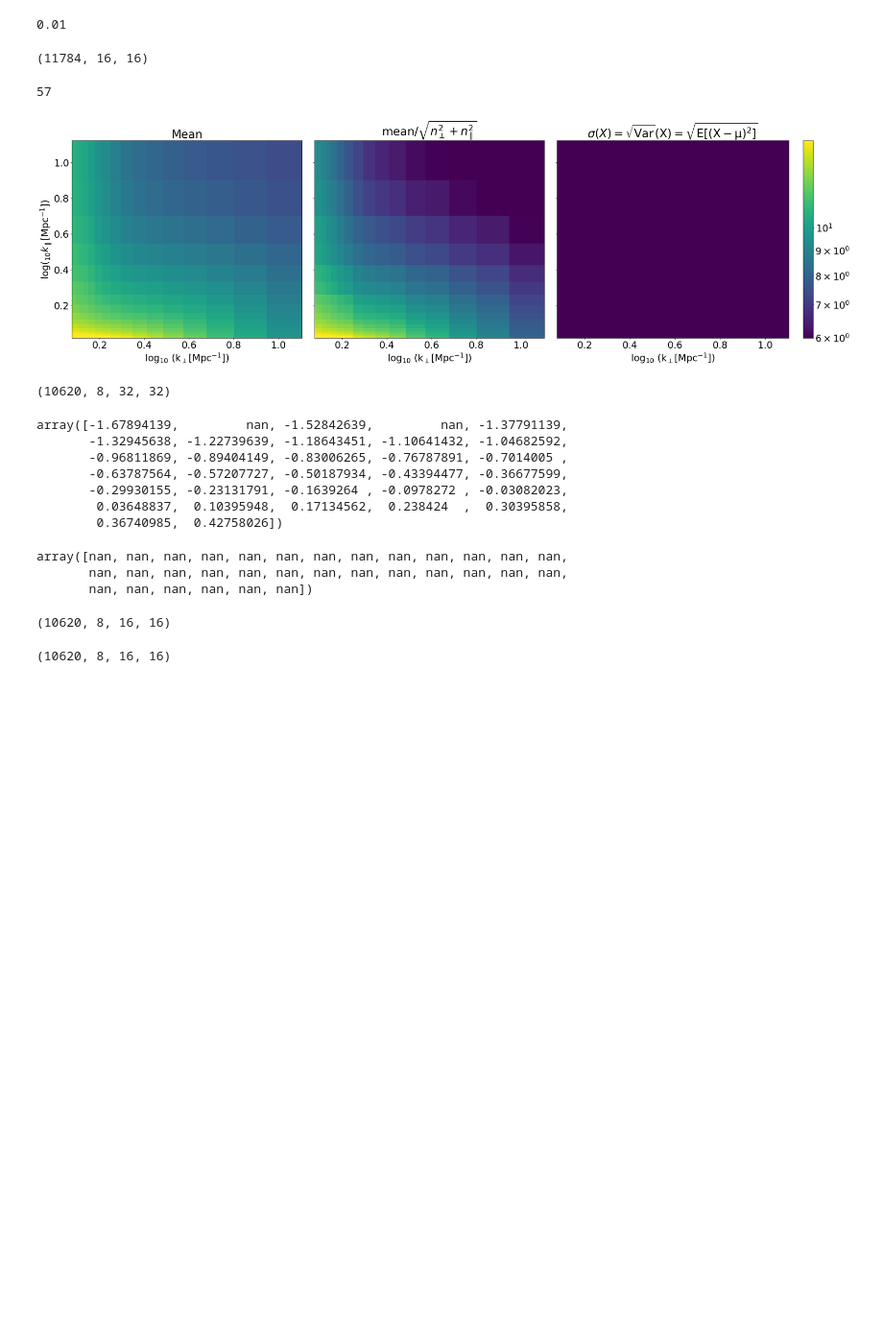
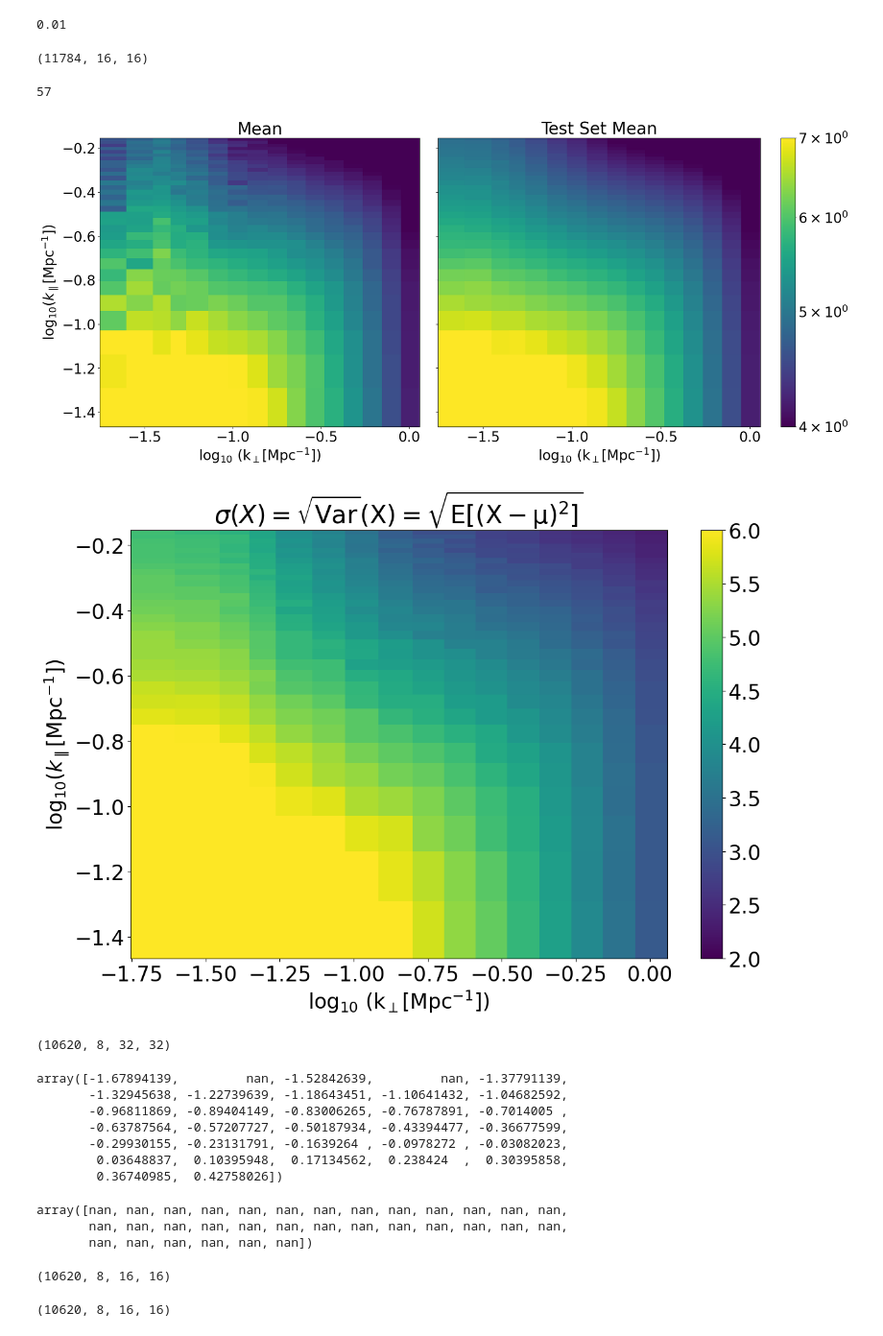
Before and after one commit to DanielaBreitman/21cmPSDenoiser, a Jupyter notebook: CV_PS_database.ipynb, the cells around one changed output. Shown at 96% size. Drawn from its saved outputs; the diff is of its cells as text; code cells hidden in the pictures; blank space fills up the shorter version.

```diff
--- a/CV_PS_database.ipynb
+++ b/CV_PS_database.ipynb
@@ -27,10 +27,10 @@ new_db_path = '/projects/cosmo_database/dbreitman/CV_PS/Full_May2023_DB/'
 full_ks = np.load(new_db_path + '0/PS_kz_low_res.npz')
 kperp = full_ks['kperp']
 kpar = full_ks['kpar']
+new_kpar = kpar[1:33]
+kpar_idx = np.arange(1,33)
 zs = full_ks['redshifts']
 k = full_ks['k']
-new_kpar = np.logspace(np.log10(kpar[3]),np.log10(kpar[-1]), 16)
-#new_kperp = kperp#np.logspace(np.log10(kperp[0]),np.log10(kperp[-1]), 16)
 wanted_zs = [6.5, 7., 7.5, 8., 8.5, 9., 9.5, 10., 10.5, 11., 12., 13., 14., 15., 18., 20.]
 # %%
 z_idx = []
@@ -254,28 +246,18 @@ for theta in range(50):
     db_theta = f['PS_2D']
     db_theta1 = f['PS_1D'][:,z_idx,:]
 
-    new_db = np.zeros((db_theta.shape[0], len(new_zs), len(new_kpar), len(kperp)))
-    new_db2 = np.zeros((db_theta.shape[0], len(new_zs), len(new_kpar), len(kperp)))
-    for i in range(db_theta.shape[0]):
-        for j in range(len(new_zs)):
-            func = RegularGridInterpolator((kperp, kpar), db_theta[i,z_idx[j],:])
-            xx,yy = np.meshgrid(kperp, new_kpar)
-            interped = func((xx,yy))
-            m = interped < floor
-            interped[m] = floor
-            new_db2[i,j,...] = interped
-            new_db[i,j,...] = np.log(interped)
-            #if np.sum(new_db[i,j,...] < 0) > 0:
-            #    print(i,j)
-            #    print(np.min(new_db[i,j,...]), np.min(db_theta[i,z_idx[j]]))
-            #    print(np.max(new_db[i,j,...]), np.max(db_theta[i,z_idx[j]]))
 
-    std_db, std_mean = get_std(new_db)
-    m2 = std_db < floor
-    std_db[m2] = floor
+    new_db = db_theta[:,z_idx,...][...,kpar_idx]
+    m = new_db < floor
+    new_db[m] = floor
+    new_db2 = new_db.copy()
+    new_db = np.log(new_db)
+
+    #std_db, std_mean = get_std(new_db)
+    std_mean = np.std(new_db2, axis = 0)
     m2 = std_mean < floor
     std_mean[m2] = floor
-    std_db1, std_mean1 = get_std(db_theta1)
+    std_mean1 = np.std(db_theta1, axis = 0)
     #if theta > 130:
     #    print(np.min(new_db), np.mean(new_db), np.max(new_db))
     #    print(np.min(std_mean), np.mean(std_mean), np.max(std_mean))
@@ -284,55 +266,56 @@ for theta in range(50):
     mean1 = np.nanmean(db_theta1, axis = 0)[np.newaxis,...]
 
     std_mean = std_mean[np.newaxis,...]
-    mean = np.nanmean(new_db, axis = 0 )[np.newaxis,...]
+    mean = np.nanmean(new_db2, axis = 0 )[np.newaxis,...]
 
-    std_poisson = np.log(np.nanmean(new_db2, axis = 0 )[np.newaxis,...]/np.sqrt(grid_par + grid_perp))
+    #std_poisson = np.log(np.nanmean(new_db2, axis = 0 )[np.newaxis,...]/np.sqrt(grid_par + grid_perp))
 
-    poisson_stds.extend(list(std_poisson) * (db_theta.shape[0] + 1))
+    #poisson_stds.extend(list(std_poisson) * (db_theta.shape[0] + 1))
+
     if theta == 192:
-        imshow_error_2D(std_poisson[0, 3,...], truthmean = std_mean[0,3,...],
-                        title2 = r"mean/$\sqrt{n_\perp^2 + n_\parallel^2}$",
-                        title1 = "Mean", title3 = r"$\sigma(X) = \sqrt{\rm Var}(X) = \sqrt{\rm{E}[(X-\mu)^2]}$",
-             truthCV = mean[0,3,...], xs_plot = kperp, ys_plot = new_kpar,
-             vmin = 6, vmax = 15, label = r'', log = True)#, save = 'PS_emu_vs_true', fmt = 'png')
+        imshow_error_2D(np.log10(new_db2[0,3,...]), truthmean = np.log10(mean[0,3,...]),
+                        title2 = "Mean", title1 = 'Mean',
+                        xs_plot = np.log10(kperp), ys_plot = np.log10(new_kpar),
+             vmin = 4, vmax = 7, label = r'', log = True)#, save = 'PS_emu_vs_true', fmt = 'png')
 
-    full_std.extend(std_db)
-    full_db.extend(new_db)
+        imshow_error_2D(np.log10(std_mean[0,3,...]),
+                        title1 = r"$\sigma(X) = \sqrt{\rm Var}(X) = \sqrt{\rm{E}[(X-\mu)^2]}$",
+                        xs_plot = np.log10(kperp), ys_plot = np.log10(new_kpar),
+                        vmin = 2, vmax = 6, label = r'', log = False)#, save = 'PS_emu_vs_true', fmt = 'png')
+
+    full_db.extend(new_db2)
 
     # Also add the mean itself as a noisy sample
-    full_std.extend(std_mean)
-    full_db.extend(np.nanmean(new_db, axis = 0)[np.newaxis,...])
+    full_db.extend(np.nanmean(new_db2, axis = 0)[np.newaxis,...])
 
     full_means.extend(list(mean) * (db_theta.shape[0] + 1))
     full_std_means.extend(list(std_mean) * (db_theta.shape[0] + 1))
 
     full_means1.extend(list(mean1) * (db_theta.shape[0] + 1))
     full_std_means1.extend(list(std_mean1) * (db_theta.shape[0] + 1))
 
-    full_std1.extend(std_db1)
     full_db1.extend(db_theta1)
 
-    full_std1.extend(std_mean1)
     full_db1.extend(mean1)
 
 full_db = np.array(full_db)
 full_means = np.array(full_means)
-full_std = np.array(full_std)
 full_std_means = np.array(full_std_means)
 
 full_db1 = np.array(full_db1)
 full_means1 = np.array(full_means1)
-full_std1 = np.array(full_std1)
 full_std_means1 = np.array(full_std_means1)
-poisson_stds = np.array(poisson_stds)
+#poisson_stds = np.array(poisson_stds)
 
-np.savez(new_db_path + 'sept_db_10_thetas_wlog', PS_2D_seeds = full_db, PS_1D_var_means = full_std_means1, PS_1D_stds = full_std1,
+np.savez(new_db_path + 'sept_db_10_thetas_nointerp_nolog', PS_2D_seeds = full_db, PS_1D_var_means = full_std_means1,
          PS_1D_seeds = full_db1, PS_1D_means = full_means1,
          PS_2D_means = full_means, redshifts = new_zs, kperp = kperp, kpar = new_kpar,
-         PS_2D_stds = full_std, PS_2D_std_means = full_std_means, poisson_stds = poisson_stds,
+         #PS_2D_stds = full_std,
+         PS_2D_std_means = full_std_means, #poisson_stds = poisson_stds,
          k = k)
 # %% [output]
-[figure, old version]
+[figure, new version]
+[figure, added]
 # %%
 # Now make the db smaller by choosing e.g. 5 z bins and smooth over k down to 16, 16
 # %%
```
Also changed, not shown: parts of 21 cells of this notebook, 1 other file.
